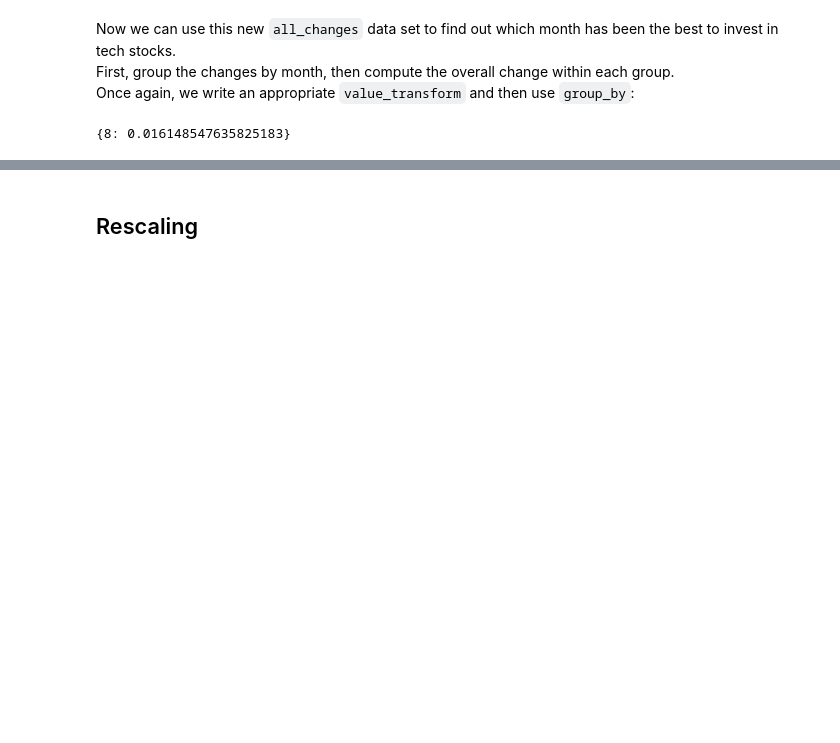
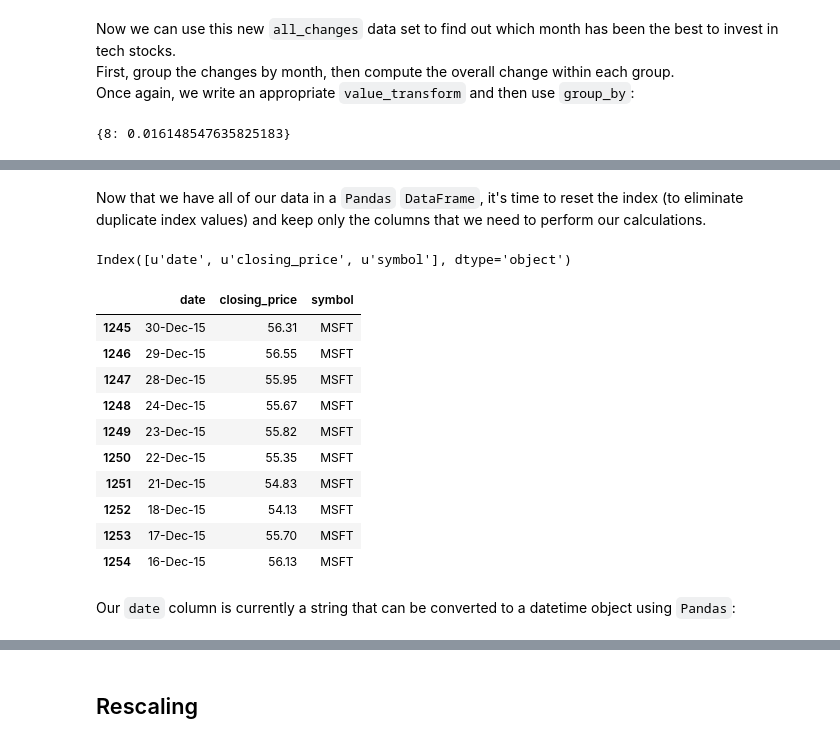
Before and after one commit to bgroveben/DataScienceFromScratch, a Jupyter notebook: 10_Chapter_Working_With_Data.ipynb, the cells around one changed output, grey strips where cells are left out. Saved outputs shown, nothing was run; the diff lists cells and outputs as text; code cells hidden in the pictures; blank space fills up the shorter version.

```diff
--- a/10_Chapter_Working_With_Data.ipynb
+++ b/10_Chapter_Working_With_Data.ipynb
@@ -465,0 +558,31 @@ overall_change_by_month
+# %% [markdown]
+Now that we have all of our data in a  `Pandas` `DataFrame`, it's time to reset the index (to eliminate duplicate index values) and keep only the columns that we need to perform our calculations.
+# %%
+# Make a copy of the original dataframe to rearrange our data
+big_5_copy = big_5_frame.copy()
+
+# reset index so there are no duplicate index values
+big_5_copy = big_5_copy.reset_index()
+
+# create new dataframe that will contain only the date, closing price, and ticker symbol
+relevant_values = pd.DataFrame()
+relevant_values['date'] = big_5_copy['Date']
+relevant_values['closing_price'] = big_5_copy['Close']
+relevant_values['symbol'] = big_5_copy['Symbol']
+print relevant_values.columns
+relevant_values.tail(10)
+# %% [output]
+Index([u'date', u'closing_price', u'symbol'], dtype='object')
+|  | date | closing_price | symbol |
+| 1245 | 30-Dec-15 | 56.31 | MSFT |
+| 1246 | 29-Dec-15 | 56.55 | MSFT |
+| 1247 | 28-Dec-15 | 55.95 | MSFT |
+| 1248 | 24-Dec-15 | 55.67 | MSFT |
+| 1249 | 23-Dec-15 | 55.82 | MSFT |
+| 1250 | 22-Dec-15 | 55.35 | MSFT |
+| 1251 | 21-Dec-15 | 54.83 | MSFT |
+| 1252 | 18-Dec-15 | 54.13 | MSFT |
+| 1253 | 17-Dec-15 | 55.70 | MSFT |
+| 1254 | 16-Dec-15 | 56.13 | MSFT |
+# %% [markdown]
+Our `date` column is currently a string that can be converted to a datetime object using `Pandas`:
```
Also changed, not shown: parts of 31 cells of this notebook, 5 other files.
